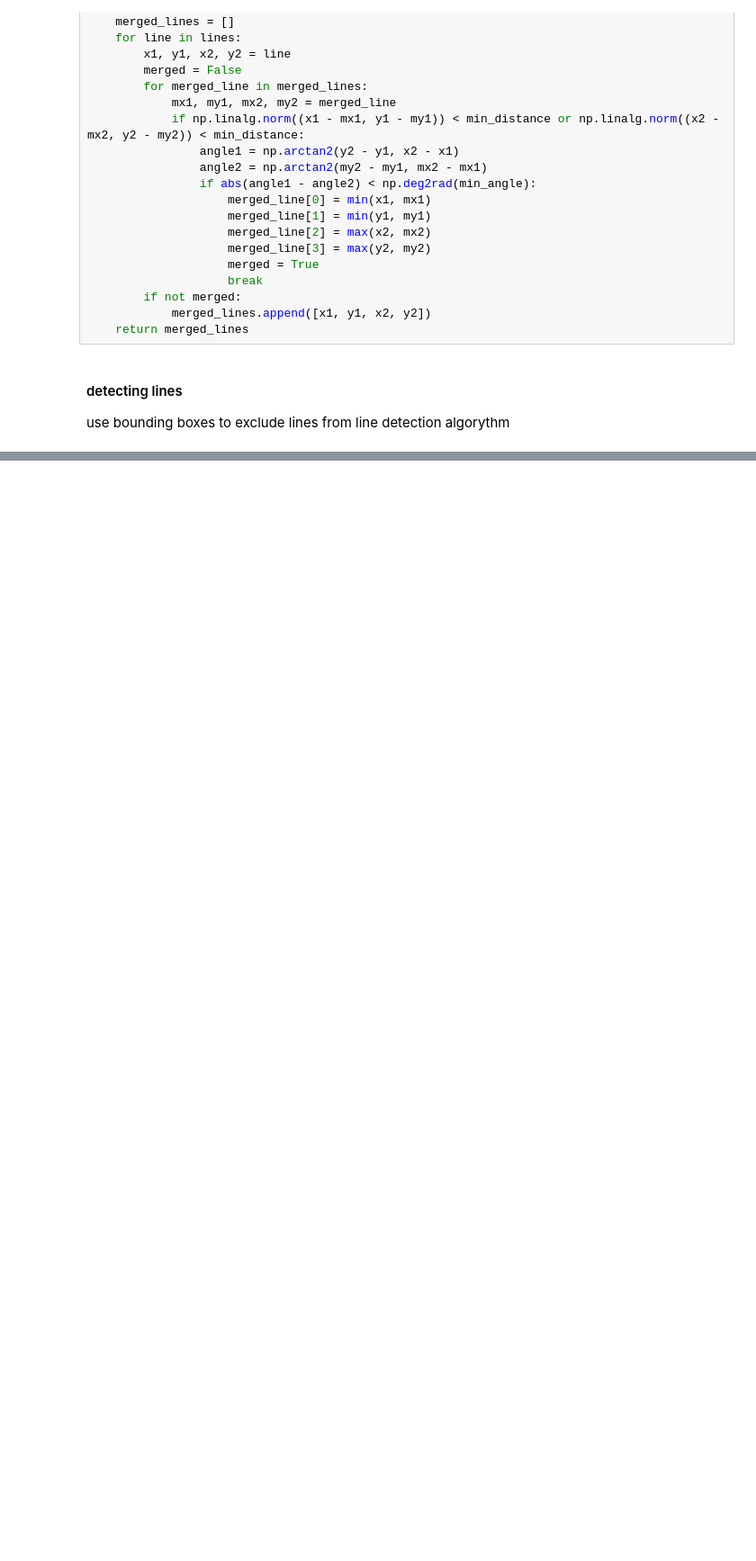
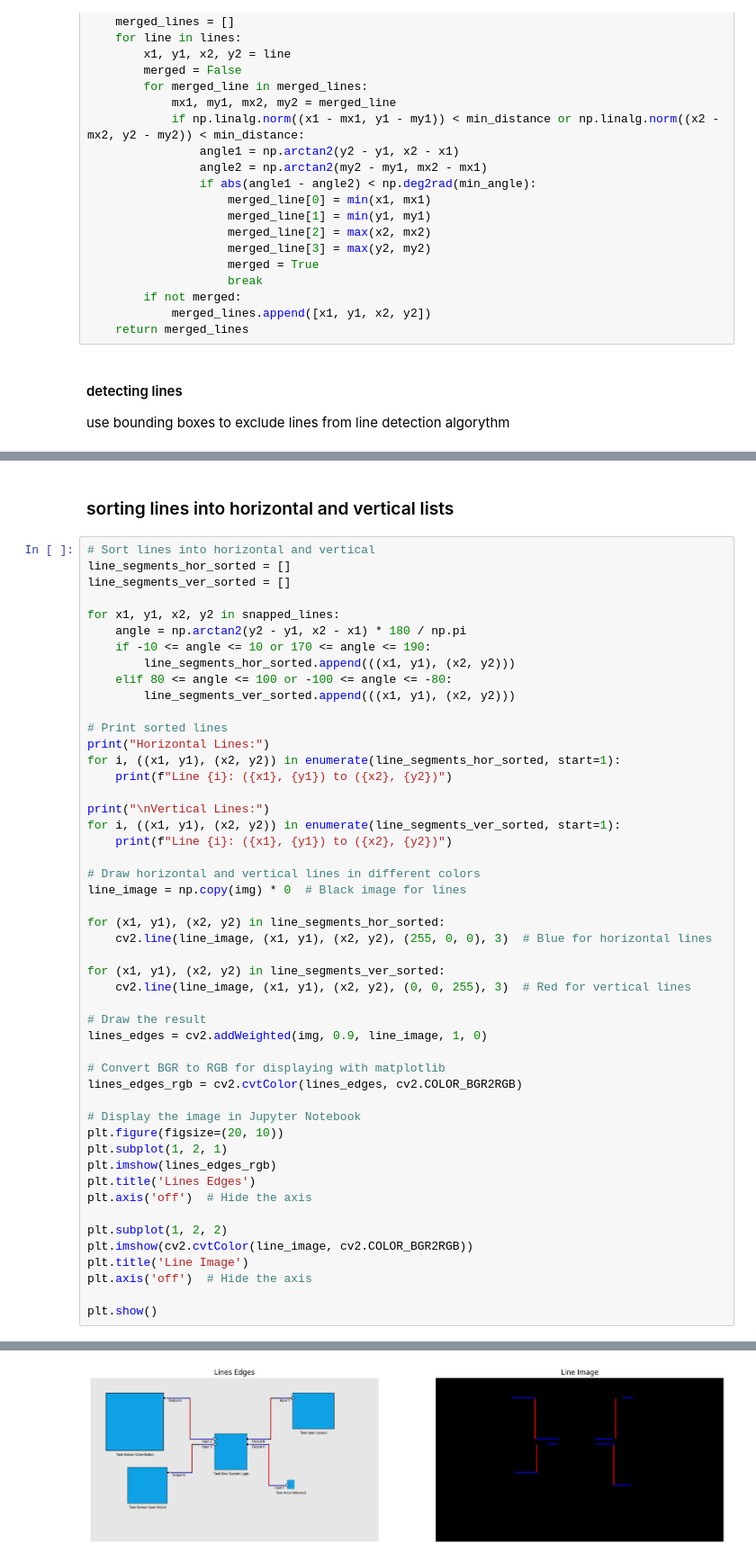
Before and after one commit to franzbanz/computervision, a Jupyter notebook: generaltesting.ipynb, the cells around one changed output, grey strips where cells are left out. Shown: that part at 90% size. Drawn from its saved outputs; the diff is of its cells as text; blank space fills up the shorter version.

Commit message:
sorting lines algorythm added

```diff
--- a/generaltesting.ipynb
+++ b/generaltesting.ipynb
@@ -239,0 +253,52 @@ KeyboardInterrupt:
+# %% [markdown]
+### sorting lines into horizontal and vertical lists
+# %%
+# Sort lines into horizontal and vertical
+line_segments_hor_sorted = []
+line_segments_ver_sorted = []
+
+for x1, y1, x2, y2 in snapped_lines:
+    angle = np.arctan2(y2 - y1, x2 - x1) * 180 / np.pi
+    if -10 <= angle <= 10 or 170 <= angle <= 190:
+        line_segments_hor_sorted.append(((x1, y1), (x2, y2)))
+    elif 80 <= angle <= 100 or -100 <= angle <= -80:
+        line_segments_ver_sorted.append(((x1, y1), (x2, y2)))
+
+# Print sorted lines
+print("Horizontal Lines:")
+for i, ((x1, y1), (x2, y2)) in enumerate(line_segments_hor_sorted, start=1):
+    print(f"Line {i}: ({x1}, {y1}) to ({x2}, {y2})")
+
+print("\nVertical Lines:")
+for i, ((x1, y1), (x2, y2)) in enumerate(line_segments_ver_sorted, start=1):
+    print(f"Line {i}: ({x1}, {y1}) to ({x2}, {y2})")
+
+# Draw horizontal and vertical lines in different colors
+line_image = np.copy(img) * 0  # Black image for lines
+
+for (x1, y1), (x2, y2) in line_segments_hor_sorted:
+    cv2.line(line_image, (x1, y1), (x2, y2), (255, 0, 0), 3)  # Blue for horizontal lines
+
+for (x1, y1), (x2, y2) in line_segments_ver_sorted:
+    cv2.line(line_image, (x1, y1), (x2, y2), (0, 0, 255), 3)  # Red for vertical lines
+
+# Draw the result
+lines_edges = cv2.addWeighted(img, 0.9, line_image, 1, 0)
+
+# Convert BGR to RGB for displaying with matplotlib
+lines_edges_rgb = cv2.cvtColor(lines_edges, cv2.COLOR_BGR2RGB)
+
+# Display the image in Jupyter Notebook
+plt.figure(figsize=(20, 10))
+plt.subplot(1, 2, 1)
+plt.imshow(lines_edges_rgb)
+plt.title('Lines Edges')
+plt.axis('off')  # Hide the axis
+
+plt.subplot(1, 2, 2)
+plt.imshow(cv2.cvtColor(line_image, cv2.COLOR_BGR2RGB))
+plt.title('Line Image')
+plt.axis('off')  # Hide the axis
+
+plt.show()
+# %% [output]
@@ -239,0 +320 @@ KeyboardInterrupt:
+[figure, added]
```
Also changed, not shown: parts of 15 cells of this notebook.
